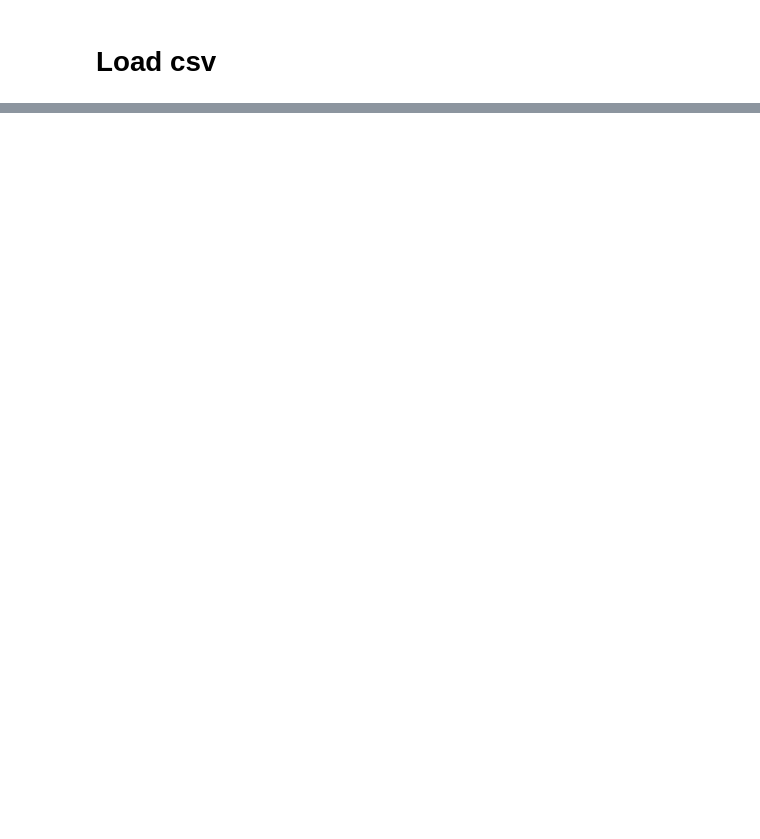
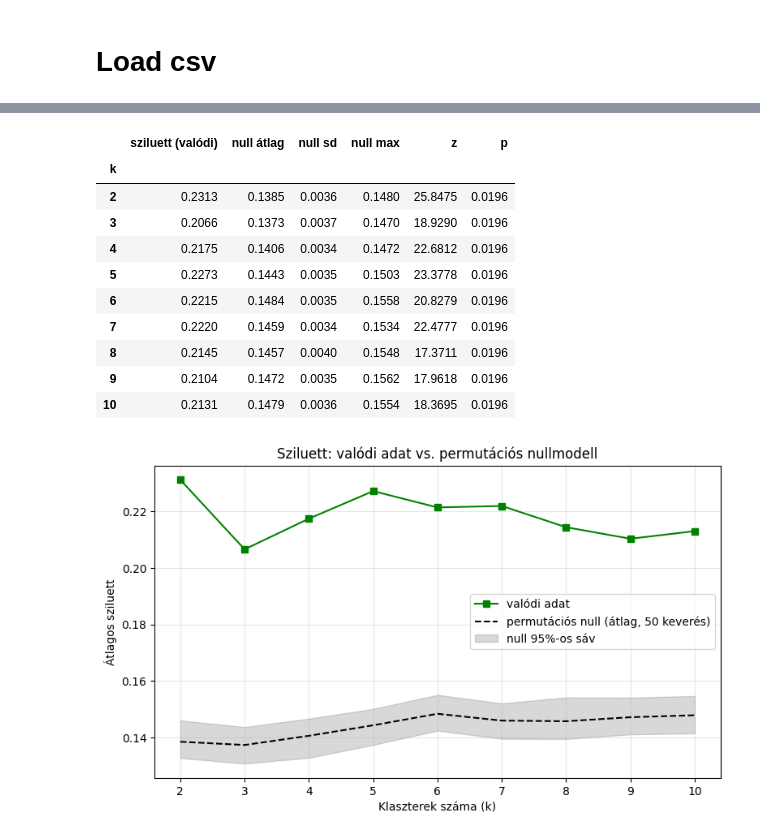
Before and after one commit to lovajujo/evolution-of-attacking-plays-in-women-s-football, a Jupyter notebook: attacking_sequences.ipynb, the cells around one changed output, grey strips where cells are left out. Saved outputs shown, nothing was run; the diff lists cells and outputs as text; code cells hidden in the pictures; blank space fills up the shorter version.

```diff
--- a/attacking_sequences.ipynb
+++ b/attacking_sequences.ipynb
@@ -2452,0 +518,49 @@ Name: count, dtype: int64
+# %%
+# --- Permutációs nullmodell ------------------------------------------------
+N_PERM = 50
+k_perm = list(range(2, 11))
+rng = np.random.default_rng(123)
+X_obs = attacks_scaled.to_numpy()
+
+obs_sil = dict(zip(k_range, silhouettes))
+null_sil = np.zeros((N_PERM, len(k_perm)))
+for p in range(N_PERM):
+    X_perm = np.column_stack([rng.permutation(col) for col in X_obs.T])
+    Z = PCA(n_components=N_PC, random_state=42).fit_transform(X_perm)
+    for j, k in enumerate(k_perm):
+        lab = KMeans(n_clusters=k, random_state=42, n_init=10).fit_predict(Z)
+        null_sil[p, j] = silhouette_score(Z, lab)
+
+perm_res = pd.DataFrame({
+    'sziluett (valódi)': [obs_sil[k] for k in k_perm],
+    'null átlag': null_sil.mean(axis=0),
+    'null sd': null_sil.std(axis=0),
+    'null max': null_sil.max(axis=0),
+}, index=pd.Index(k_perm, name='k'))
+perm_res['z'] = (perm_res['sziluett (valódi)'] - perm_res['null átlag']) / perm_res['null sd']
+perm_res['p'] = [((null_sil[:, j] >= obs_sil[k]).sum() + 1) / (N_PERM + 1) for j, k in enumerate(k_perm)]
+display(perm_res.round(4))
+
+
+fig, ax = plt.subplots(figsize=(9, 5))
+ax.plot(k_perm, perm_res['sziluett (valódi)'], 'gs-', label='valódi adat')
+ax.plot(k_perm, perm_res['null átlag'], 'k--', label=f'permutációs null (átlag, {N_PERM} keverés)')
+ax.fill_between(k_perm, np.percentile(null_sil, 2.5, axis=0), np.percentile(null_sil, 97.5, axis=0),
+                color='gray', alpha=0.3, label='null 95%-os sáv')
+ax.set(xlabel='Klaszterek száma (k)', ylabel='Átlagos sziluett', title='Sziluett: valódi adat vs. permutációs nullmodell',
+       xticks=k_perm)
+ax.grid(alpha=0.3); ax.legend()
+plt.show()
+# %% [output]
+|  | sziluett (valódi) | null átlag | null sd | null max | z | p |
+| k |  |  |  |  |  |  |
+| 2 | 0.2313 | 0.1385 | 0.0036 | 0.1480 | 25.8475 | 0.0196 |
+| 3 | 0.2066 | 0.1373 | 0.0037 | 0.1470 | 18.9290 | 0.0196 |
+| 4 | 0.2175 | 0.1406 | 0.0034 | 0.1472 | 22.6812 | 0.0196 |
+| 5 | 0.2273 | 0.1443 | 0.0035 | 0.1503 | 23.3778 | 0.0196 |
+| 6 | 0.2215 | 0.1484 | 0.0035 | 0.1558 | 20.8279 | 0.0196 |
+| 7 | 0.2220 | 0.1459 | 0.0034 | 0.1534 | 22.4777 | 0.0196 |
+| 8 | 0.2145 | 0.1457 | 0.0040 | 0.1548 | 17.3711 | 0.0196 |
+| 9 | 0.2104 | 0.1472 | 0.0035 | 0.1562 | 17.9618 | 0.0196 |
+| 10 | 0.2131 | 0.1479 | 0.0036 | 0.1554 | 18.3695 | 0.0196 |
+[figure, added]
```
Also changed, not shown: parts of 137 cells of this notebook.
